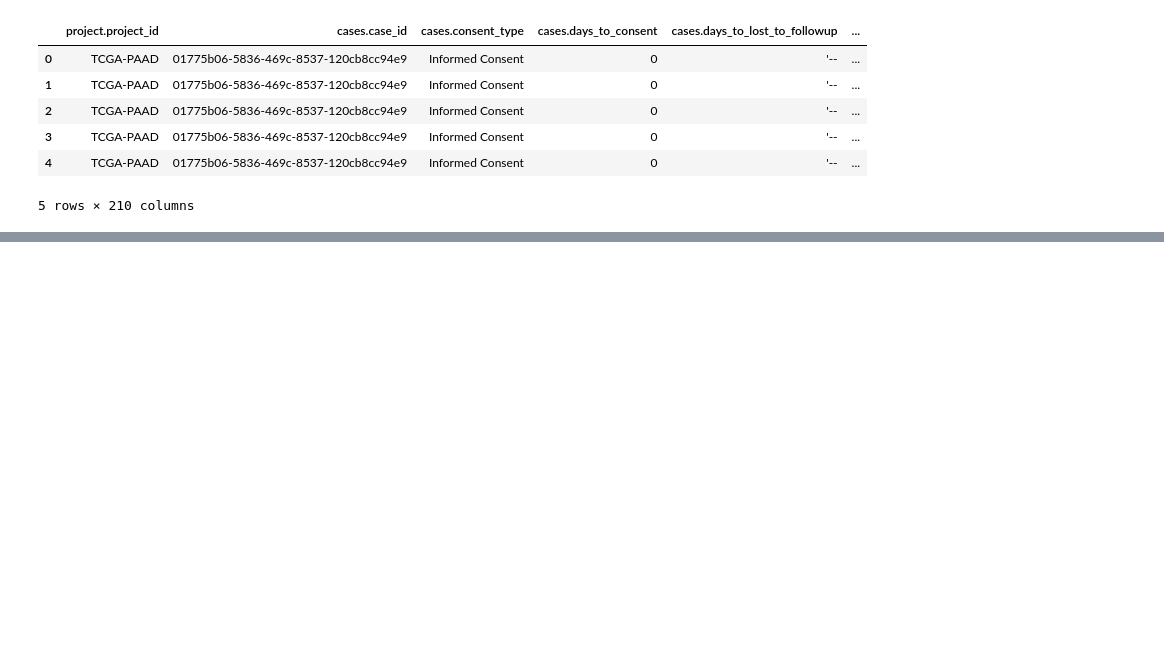
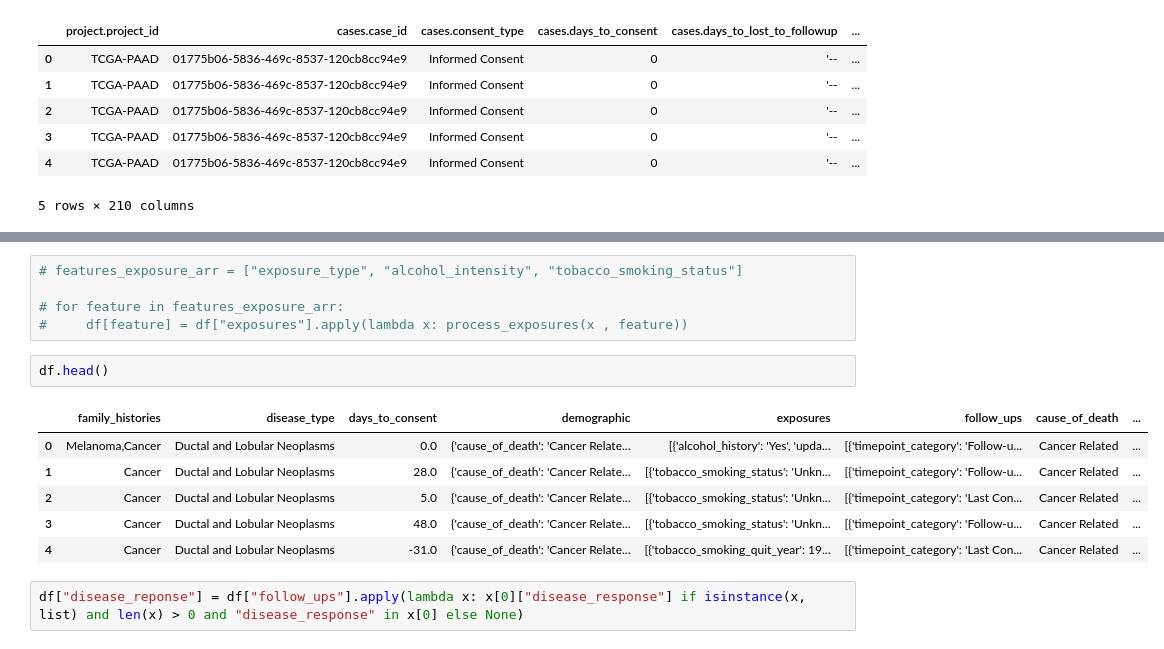
Before and after one commit to Pranshu321/Pancreatic-Cancer-Immunotherapy-Response-Prediction, a Jupyter notebook: clinical.ipynb, the cells around one changed output, grey strips where cells are left out. Cells and saved outputs as stored; diff of their text form; blank space fills up the shorter version.

```diff
--- a/clinical.ipynb
+++ b/clinical.ipynb
@@ -19,0 +146,16 @@ clinical.head()
+# %%
+# features_exposure_arr = ["exposure_type", "alcohol_intensity", "tobacco_smoking_status"]
+
+# for feature in features_exposure_arr:
+#     df[feature] = df["exposures"].apply(lambda x: process_exposures(x , feature))
+# %%
+df.head()
+# %% [output]
+|  | family_histories | disease_type | days_to_consent | demographic | exposures | follow_ups | cause_of_death | ... |
+| 0 | Melanoma,Cancer | Ductal and Lobular Neoplasms | 0.0 | {'cause_of_death': 'Cancer Relate... | [{'alcohol_history': 'Yes', 'upda... | [{'timepoint_category': 'Follow-u... | Cancer Related | ... |
+| 1 | Cancer | Ductal and Lobular Neoplasms | 28.0 | {'cause_of_death': 'Cancer Relate... | [{'tobacco_smoking_status': 'Unkn... | [{'timepoint_category': 'Follow-u... | Cancer Related | ... |
+| 2 | Cancer | Ductal and Lobular Neoplasms | 5.0 | {'cause_of_death': 'Cancer Relate... | [{'tobacco_smoking_status': 'Unkn... | [{'timepoint_category': 'Last Con... | Cancer Related | ... |
+| 3 | Cancer | Ductal and Lobular Neoplasms | 48.0 | {'cause_of_death': 'Cancer Relate... | [{'tobacco_smoking_status': 'Unkn... | [{'timepoint_category': 'Follow-u... | Cancer Related | ... |
+| 4 | Cancer | Ductal and Lobular Neoplasms | -31.0 | {'cause_of_death': 'Cancer Relate... | [{'tobacco_smoking_quit_year': 19... | [{'timepoint_category': 'Last Con... | Cancer Related | ... |
+# %%
+df["disease_reponse"] = df["follow_ups"].apply(lambda x: x[0]["disease_response"] if isinstance(x, list) and len(x) > 0 and "disease_response" in x[0] else None)
```
Also changed, not shown: parts of 32 cells of this notebook, 1 other file.
